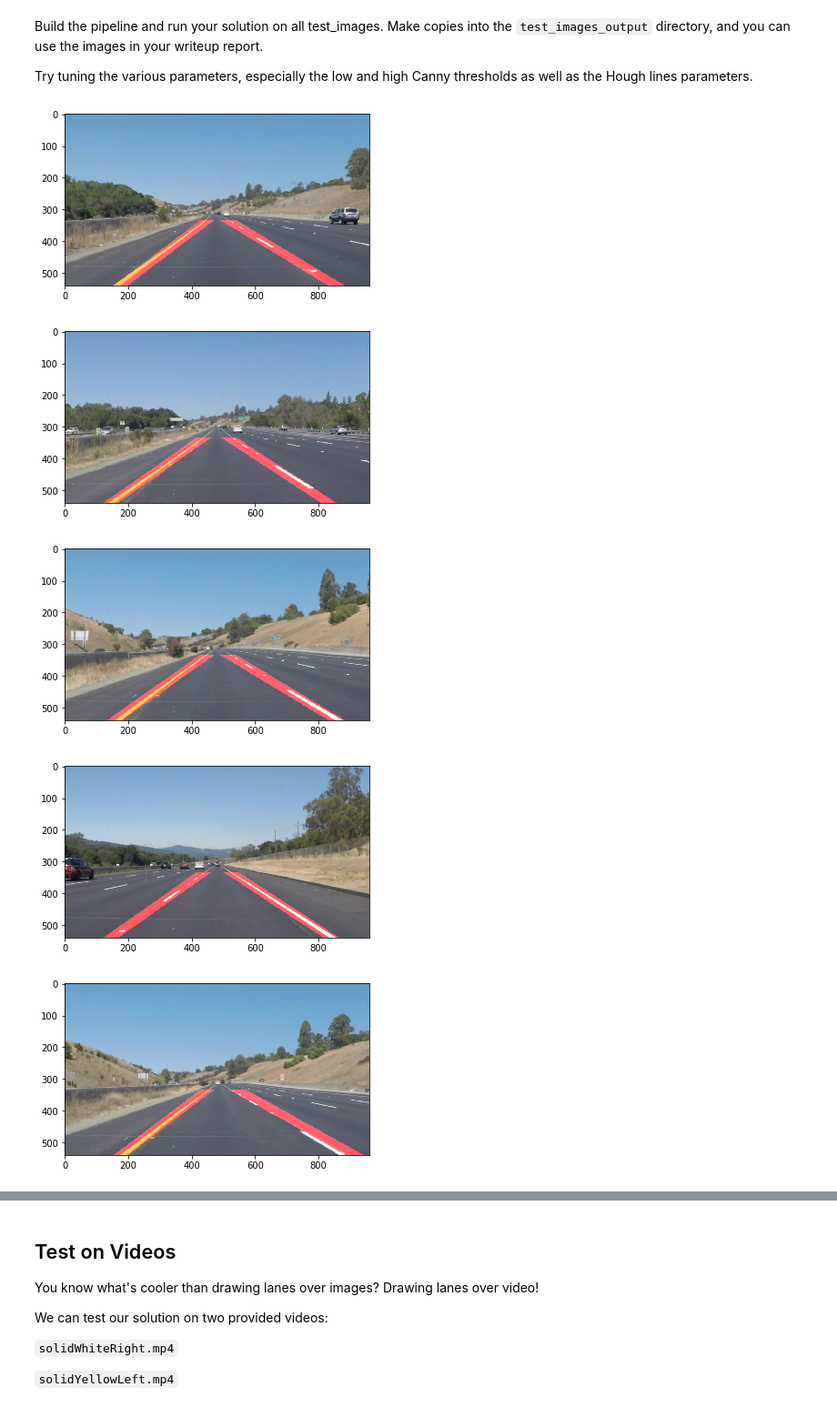
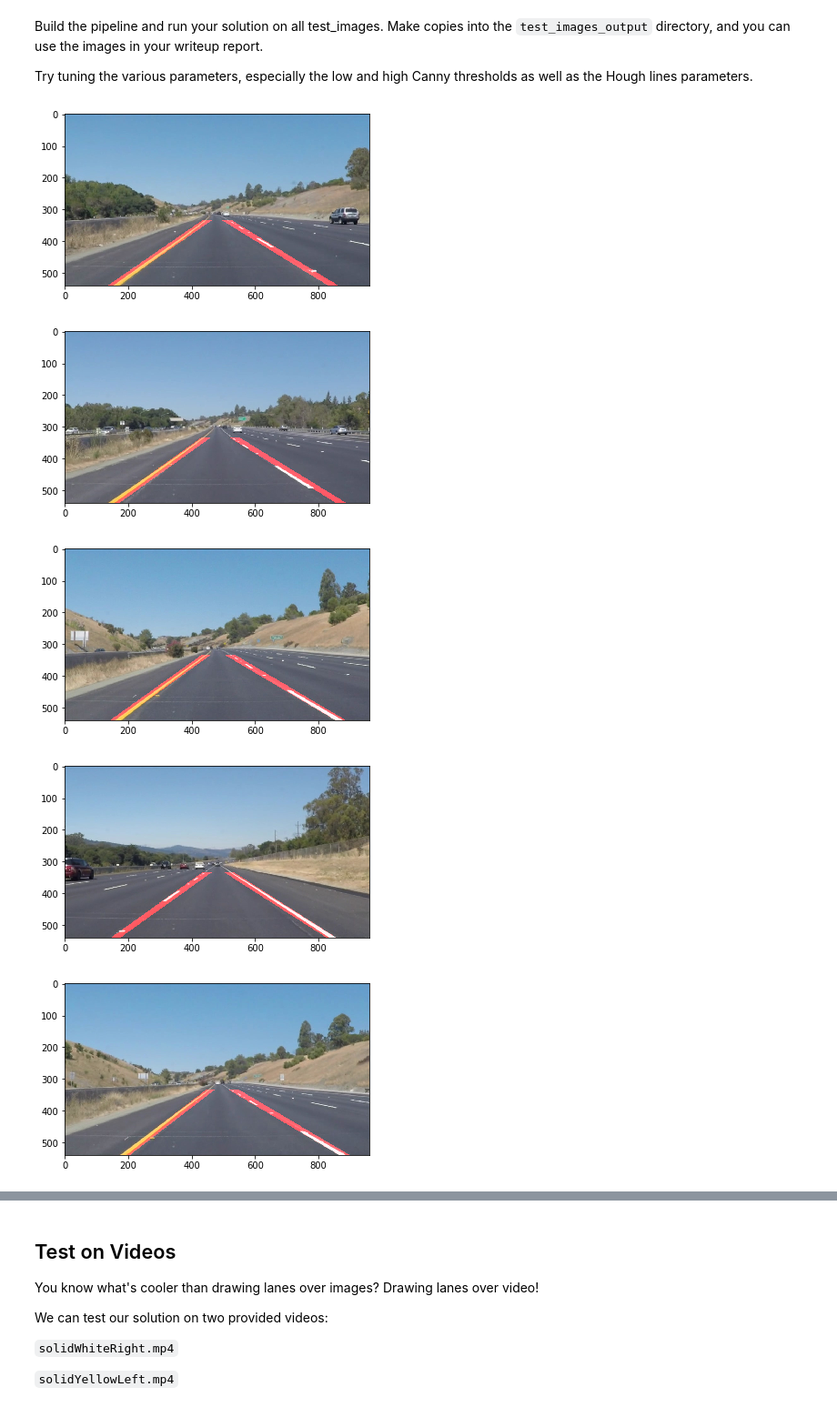
Before and after one commit to jien-cao/udacity_av, a Jupyter notebook: CarND-LaneLines-P1/P1.ipynb, the cells around one changed output, grey strips where cells are left out. Shown at 91% size. Saved outputs shown, nothing was run; the diff lists cells and outputs as text; code cells hidden in the pictures.

```diff
--- a/CarND-LaneLines-P1/P1.ipynb
+++ b/CarND-LaneLines-P1/P1.ipynb
@@ -125,7 +125,7 @@ def region_of_interest(img, vertices):
     return masked_image
 
 
-def draw_lines(img, lines, color=[255, 0, 0], thickness=25):
+def draw_lines(img, lines, color=[255, 0, 0], thickness=15):
     """
     NOTE: this is the function you might want to use as a starting point once you want to
     average/extrapolate the line segments you detect to map out the full
@@ -142,6 +142,9 @@ def draw_lines(img, lines, color=[255, 0, 0], thickness=25):
     If you want to make the lines semi-transparent, think about combining
     this function with the weighted_img() function below
     """
+    # for line in lines:
+    #     for x1,y1,x2,y2 in line:
+    #         cv2.line(img, (x1, y1), (x2, y2), [0, 255, 0], 4)
     lines = group_to_lanes(lines, img.shape)
     for line in lines:
         for x1,y1,x2,y2 in line:
@@ -162,10 +165,11 @@ def group_to_lanes(lines, shape):
     # note that theta is the inverse of slope
     RHO_BEGIN = -max(shape) * 3 / 2
     RHO_END = -RHO_BEGIN
-    RHO_STEP = 2
+    RHO_STEP = 1
     THETA_BEGIN = -np.pi / 2
     THETA_END = np.pi / 2
-    THETA_STEP = np.pi * 2 / 180
+    THETA_STEP = np.pi * 1 / 180
+    THRESHOLD_SCORE = 100
     hist_map = np.zeros((int((RHO_END - RHO_BEGIN) / RHO_STEP),
                          int((THETA_END - THETA_BEGIN) / THETA_STEP)))
     for line in lines:
@@ -175,6 +179,8 @@ def group_to_lanes(lines, shape):
             length = int(((x1 - x2) ** 2 + (y1 - y2) ** 2) ** 0.5)
             rho = -(x1 * y2 - x2 * y1) / length
             theta =  np.arctan(-(x1 - x2) / (y1 - y2))  # inverse of slope
+            if not (np.pi / 3 > abs(theta) > np.pi / 12):
+                continue
             if theta >= 0:
                 hist_map[int((rho - RHO_BEGIN) / RHO_STEP), int((theta - THETA_BEGIN) / THETA_STEP)] += length
             else:
@@ -182,30 +188,35 @@ def group_to_lanes(lines, shape):
     lanes = []
 
     # pick the most common two, one positive slope, one negative
+    score = np.amax(hist_map)
     idx = np.unravel_index(np.argmax(hist_map), hist_map.shape)
     rho = RHO_BEGIN + RHO_STEP * (0.5 + idx[0])
     theta = THETA_BEGIN + THETA_STEP * (0.5 + idx[1])
-    if not LaneState.cur_weight:
-        LaneState.r1 = rho
-        LaneState.t1 = theta
-    else:
-        LaneState.r1 = (LaneState.r1 * LaneState.cur_weight + rho) / (LaneState.cur_weight + 1)
-        LaneState.t1 = (LaneState.t1 * LaneState.cur_weight + theta) / (LaneState.cur_weight + 1)
+    score = np.amax(hist_map)
+    if (score > THRESHOLD_SCORE):
+        if not LaneState.cur_weight:
+            LaneState.r1 = rho
+            LaneState.t1 = theta
+        else:
+            LaneState.r1 = (LaneState.r1 * LaneState.cur_weight + rho) / (LaneState.cur_weight + 1)
+            LaneState.t1 = (LaneState.t1 * LaneState.cur_weight + theta) / (LaneState.cur_weight + 1)
     x1, y1, x2, y2 = convertRT2XY(LaneState.r1, LaneState.t1)
     lanes.append([[x1, y1, x2, y2],])
 
+    score = abs(np.amin(hist_map))
     idx = np.unravel_index(np.argmin(hist_map), hist_map.shape)
     rho = RHO_BEGIN + RHO_STEP * (0.5 + idx[0])
     theta = THETA_BEGIN + THETA_STEP * (0.5 + idx[1])
-    if not LaneState.cur_weight:
-        LaneState.r2 = rho
-        LaneState.t2 = theta
-    else:
-        LaneState.r2 = (LaneState.r2 * LaneState.cur_weight + rho) / (LaneState.cur_weight + 1)
-        LaneState.t2 = (LaneState.t2 * LaneState.cur_weight + theta) / (LaneState.cur_weight + 1)
+    if (score > THRESHOLD_SCORE):
+        if not LaneState.cur_weight:
+            LaneState.r2 = rho
+            LaneState.t2 = theta
+        else:
+            LaneState.r2 = (LaneState.r2 * LaneState.cur_weight + rho) / (LaneState.cur_weight + 1)
+            LaneState.t2 = (LaneState.t2 * LaneState.cur_weight + theta) / (LaneState.cur_weight + 1)
     x1, y1, x2, y2 = convertRT2XY(-LaneState.r2, LaneState.t2)
     lanes.append([[x1, y1, x2, y2],])
-
+    # print("shape, max - min:", hist_map.shape, np.amax(hist_map), np.amin(hist_map))
     LaneState.cur_weight = min(LaneState.cur_weight + 1, LaneState.max_weight)
     return lanes
 
@@ -279,38 +290,38 @@ Try tuning the various parameters, especially the low and high Canny thresholds
 # then save them to the test_images_output directory.
 IMAGE_HEIGHT_PIXEL = 540
 IMAGE_WIDTH_PIXEL = 960
-GRAYSCALE_THRESHOLD = 160
+GRAYSCALE_THRESHOLD = 200
 
 for image_file in image_files:
     LaneState.cur_weight = 0
     original_img = mpimg.imread(os.path.join("test_images", image_file))
     grayscale_img = grayscale(original_img)
     # grayscale_mask = cv2.inRange(grayscale_img, THRESHOLD_YELLOWWHITE_GRAYSCALE, 255)
     # grayscale_filtered = cv2.bitwise_and(grayscale_img, grayscale_img, mask = grayscale_mask)
     # grayscale_blurred = gaussian_blur(grayscale_filtered, 3)
     grayscale_blurred = gaussian_blur(grayscale_img, 5)
     grayscale_edges = canny(grayscale_blurred,
                             GRAYSCALE_THRESHOLD / 3,
                             GRAYSCALE_THRESHOLD)
     fov_vertices = np.array([[0, IMAGE_HEIGHT_PIXEL],
                              [IMAGE_WIDTH_PIXEL * 0.45, IMAGE_HEIGHT_PIXEL * 0.58],
                              [IMAGE_WIDTH_PIXEL * 0.55, IMAGE_HEIGHT_PIXEL * 0.58],
                              [IMAGE_WIDTH_PIXEL, IMAGE_HEIGHT_PIXEL]],
                             np.int32)
     grayscale_edges = region_of_interest(grayscale_edges, [fov_vertices, ])
     lines_as_img = hough_lines(grayscale_edges, 1, np.pi * 1 / 180, 50, 40, 40)
     fov_vertices = np.array([[0, IMAGE_HEIGHT_PIXEL],
                              [0, IMAGE_HEIGHT_PIXEL * 0.62],
                              [IMAGE_WIDTH_PIXEL, IMAGE_HEIGHT_PIXEL * 0.62],
                              [IMAGE_WIDTH_PIXEL, IMAGE_HEIGHT_PIXEL]],
                             np.int32)
     lines_as_img = region_of_interest(lines_as_img, [fov_vertices, ])
     overlay_img = weighted_img(original_img, lines_as_img)
     plt.figure()
     plt.imshow(overlay_img)
 # %% [output]
-[figure, old version]
+[figure, new version]
-[figure, old version]
+[figure, new version]
-[figure, old version]
+[figure, new version]
-[figure, old version]
+[figure, new version]
-[figure, old version]
+[figure, new version]
```
Also changed, not shown: parts of 5 cells of this notebook, 3 other files.
